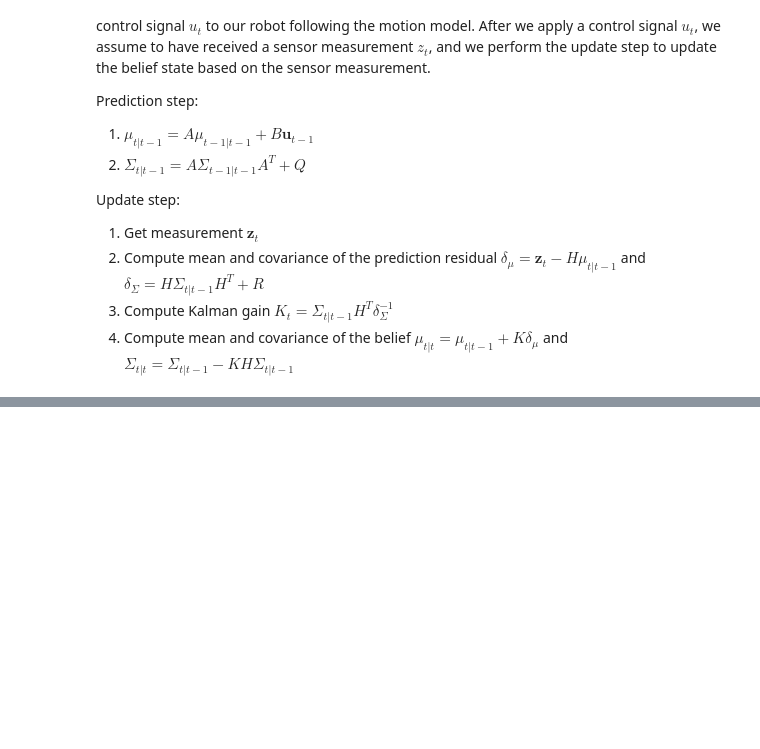
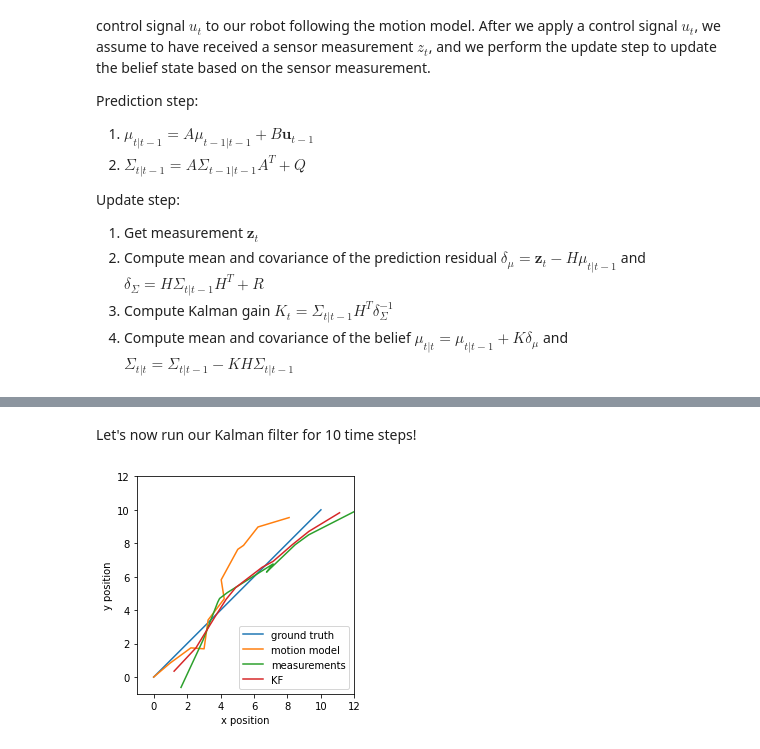
Before and after one commit to vkjadon/State-Estimation, a Jupyter notebook: 4-kalmanFilter.ipynb, the cells around one changed output, grey strips where cells are left out. Drawn from its saved outputs; the diff is of its cells as text; code cells hidden in the pictures; blank space fills up the shorter version.

```diff
--- a/4-kalmanFilter.ipynb
+++ b/4-kalmanFilter.ipynb
@@ -27,0 +161,5 @@ Update step:
+# %%
+def predict(A, B, Q, u_t, mu_t, Sigma_t):
+    predicted_mu = A @ mu_t + B @ u_t
+    predicted_Sigma = A @ Sigma_t @ A.T + Q
+    return predicted_mu, predicted_Sigma
@@ -27,0 +174,10 @@ Update step:
+# %%
+def update(H, R, z, predicted_mu, predicted_Sigma):
+    residual_mean = z - H @ predicted_mu
+    residual_covariance = H @ predicted_Sigma @ H.T + R
+    kalman_gain = predicted_Sigma @ H.T @ np.linalg.inv(residual_covariance)
+    updated_mu = predicted_mu + kalman_gain @ residual_mean
+    updated_Sigma = predicted_Sigma - kalman_gain @ H @ predicted_Sigma
+    return updated_mu, updated_Sigma
+# %% [markdown]
+Let's now run our Kalman filter for 10 time steps!
@@ -27,0 +228,16 @@ Update step:
+# %%
+# Let's plot the results
+
+plt.plot(ground_truth_states[:,0], ground_truth_states[:,1]) # from previous section
+plt.plot(motion_states[:,0], motion_states[:,1]) # from previous section
+plt.plot(measurement_states[:,0], measurement_states[:,1])
+plt.plot(filtered_states[:,0], filtered_states[:,1])
+plt.xlim(-1,12)
+plt.ylim(-1,12)
+plt.xlabel('x position')
+plt.ylabel('y position')
+plt.legend(['ground truth', 'motion model', 'measurements', 'KF'])
+plt.gca().set_aspect('equal', adjustable='box')
+plt.show()
+# %% [output]
+[figure, added]
```
Also changed, not shown: parts of 7 cells of this notebook.
